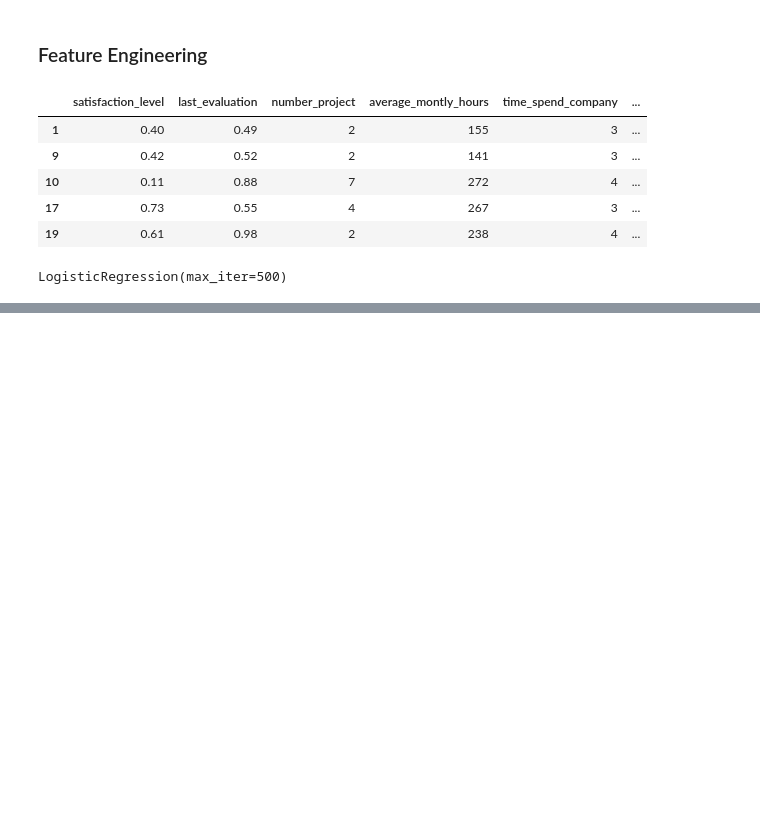
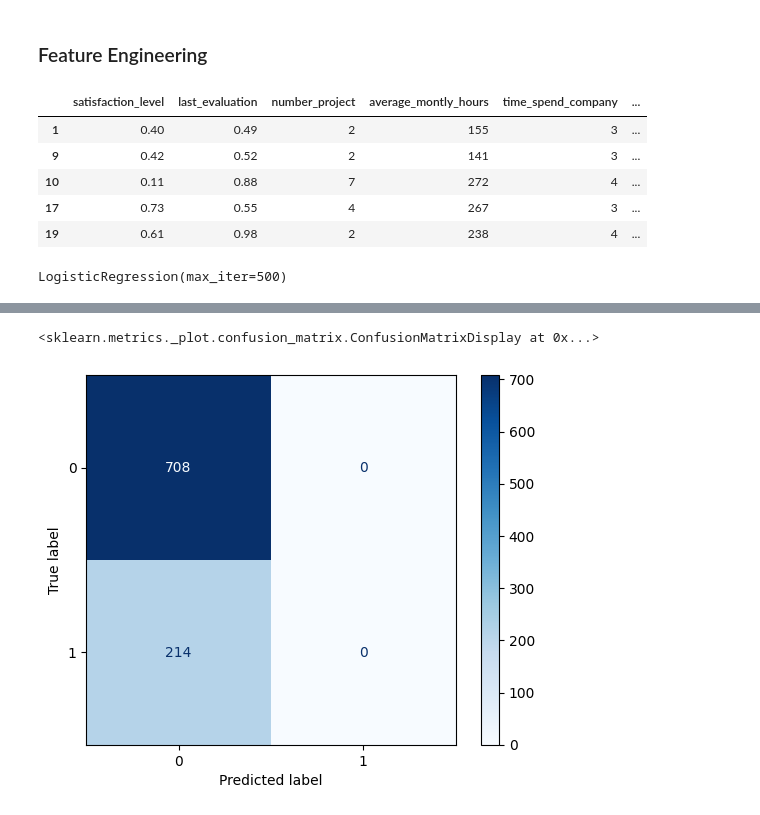
Before and after one commit to ashmi721/Data_Science_Project, a Jupyter notebook: Hr-employee_retention.ipynb, the cells around one changed output, grey strips where cells are left out. Saved outputs shown, nothing was run; the diff lists cells and outputs as text; code cells hidden in the pictures; blank space fills up the shorter version.

```diff
--- a/Hr-employee_retention.ipynb
+++ b/Hr-employee_retention.ipynb
@@ -298,0 +352,5 @@ LogisticRegression(max_iter=500)
+# %%
+ConfusionMatrixDisplay.from_estimator(svc,X_test,y_test,cmap='Blues')
+# %% [output]
+<sklearn.metrics._plot.confusion_matrix.ConfusionMatrixDisplay at 0x...>
+[figure, added]
```
Also changed, not shown: parts of 11 cells of this notebook.
